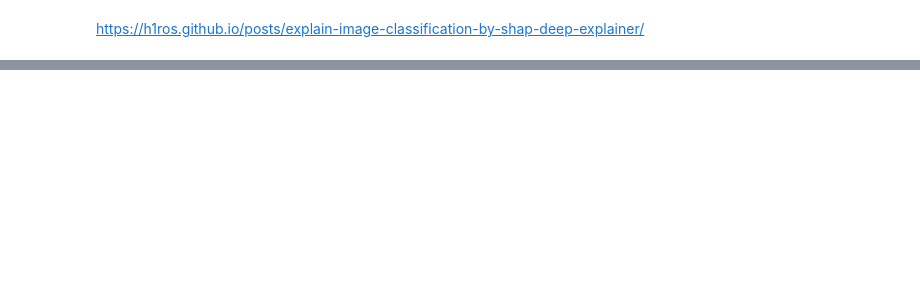
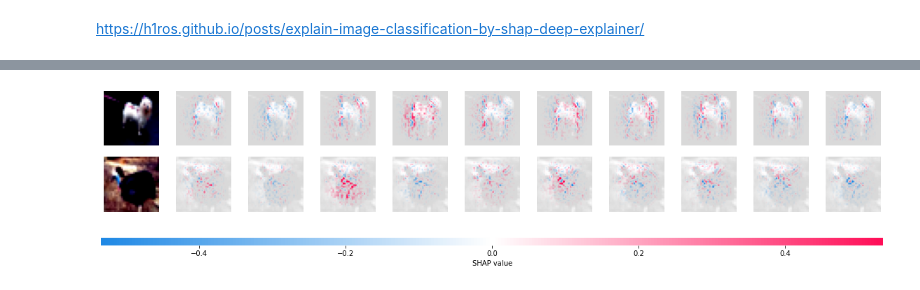
Before and after one commit to amitliron/My_AI_Exercises, a Jupyter notebook: Age prediction/Shap_Tests.ipynb, the cells around one changed output, grey strips where cells are left out. Cells and saved outputs as stored; diff of their text form; code cells hidden in the pictures; blank space fills up the shorter version.

Commit message:
shap

```diff
--- a/Age prediction/Shap_Tests.ipynb
+++ b/Age prediction/Shap_Tests.ipynb
@@ -220,0 +106,22 @@ Note that order of the arguments: ceil_mode and return_indices will changeto mat
+# %%
+def GetModel():
+    oModel = nn.Sequential(
+        nn.Identity(), #-- does nothing
+
+        nn.Conv2d(3,   16,  3, bias=False),           nn.BatchNorm2d(16),  nn.ReLU(), nn.Dropout2d(0.1),
+        nn.Conv2d(16,  32,  3, bias=False),           nn.BatchNorm2d(32),  nn.ReLU(), nn.Dropout2d(0.1),
+        nn.Conv2d(32,  64,  3, bias=False, stride=2), nn.BatchNorm2d(64),  nn.ReLU(), nn.Dropout2d(0.1),
+        nn.Conv2d(64,  128, 3, bias=False),           nn.BatchNorm2d(128), nn.ReLU(), nn.Dropout2d(0.1),
+        nn.Conv2d(128, 256, 3, bias=False, stride=2), nn.BatchNorm2d(256), nn.ReLU(), nn.Dropout2d(0.1),
+        nn.Conv2d(256, 512, 3, bias=False),           nn.BatchNorm2d(512), nn.ReLU(), nn.Dropout2d(0.1),
+
+        nn.AdaptiveAvgPool2d(1),
+        nn.Flatten          (),
+        nn.Linear           (512, 256),
+        nn.Linear           (256, 128),
+        nn.Linear           (128, 10),
+    )
+
+    return oModel
+
+torchinfo.summary(GetModel(), (512, 3, 32, 32))
@@ -220,0 +314,8 @@ Note that order of the arguments: ceil_mode and return_indices will changeto mat
+# %%
+
+mX, vY = next(iter(oTrainDL))
+mX     = mX.to(DEVICE)
+oSHAP  = shap.DeepExplainer(oModel, mX[:256])
+# %%
+test_images = mX[256:256+2]
+shap_values = oSHAP.shap_values(test_images)
@@ -220,0 +343,9 @@ Note that order of the arguments: ceil_mode and return_indices will changeto mat
+# %%
+r           = random.randint(1, 100)
+test_images = mX[256+r:256+r+2]
+shap_numpy  = [np.swapaxes(np.swapaxes(s, 1, -1), 1, 2) for s in shap_values]
+test_images = test_images.cpu().permute(0,2,3,1).numpy()*vMean+vStd
+test_images = np.clip(test_images, 0, 1)
+shap.image_plot(shap_numpy, test_images)
+# %% [output]
+[figure, added]
```
Also changed, not shown: parts of 30 cells of this notebook.
